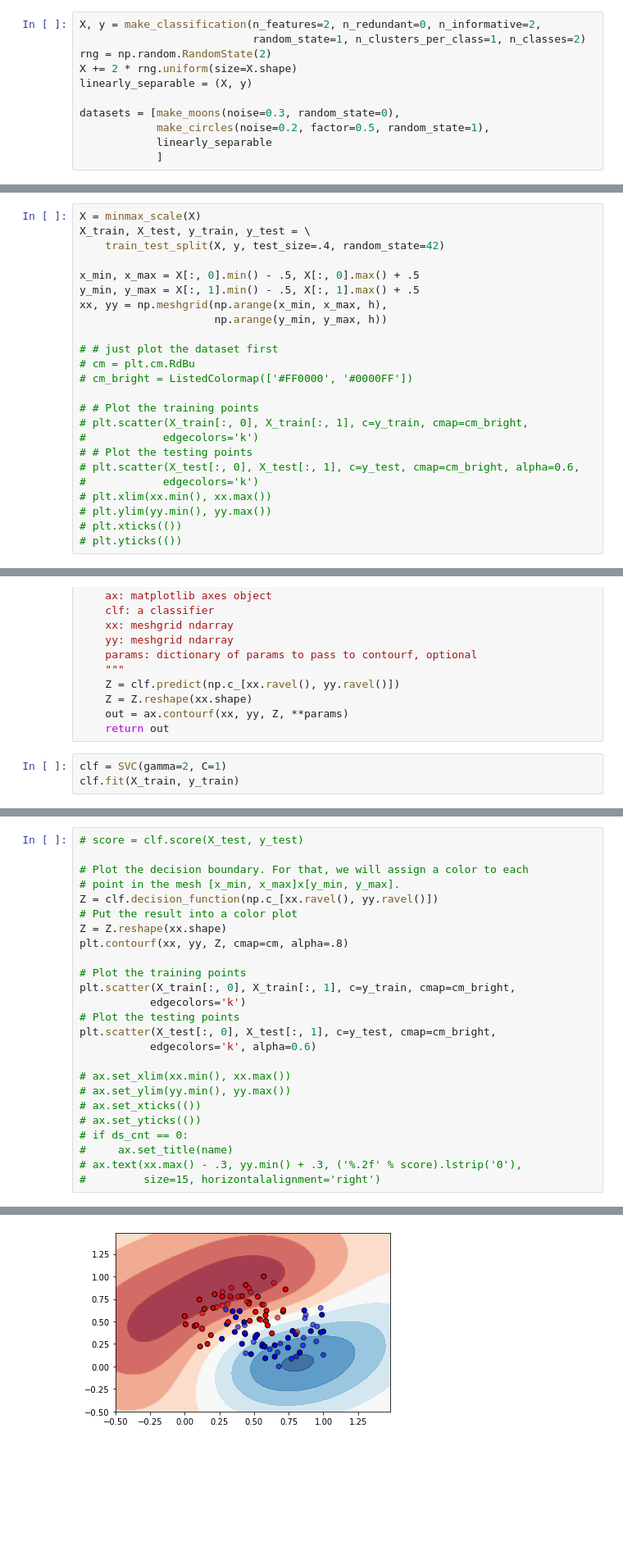
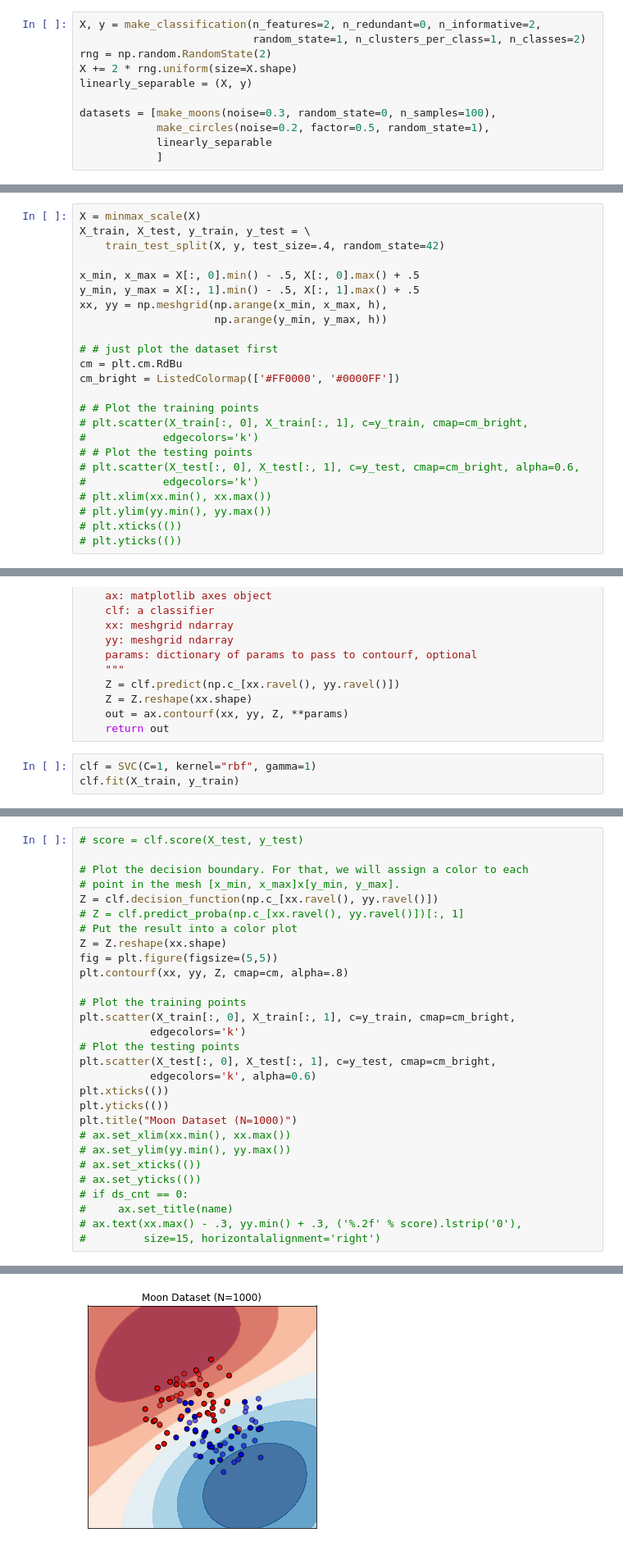
Before and after one commit to weirayao/adv-robust, a Jupyter notebook: svm_attack.ipynb, the cells around one changed output, grey strips where cells are left out. Shown at 82% size. Cells and saved outputs as stored; diff of their text form; blank space fills up the shorter version.

```diff
--- a/svm_attack.ipynb
+++ b/svm_attack.ipynb
@@ -22,7 +27,7 @@ rng = np.random.RandomState(2)
 X += 2 * rng.uniform(size=X.shape)
 linearly_separable = (X, y)
 
-datasets = [make_moons(noise=0.3, random_state=0),
+datasets = [make_moons(noise=0.3, random_state=0, n_samples=100),
             make_circles(noise=0.2, factor=0.5, random_state=1),
             linearly_separable
             ]
@@ -44,8 +45,8 @@ xx, yy = np.meshgrid(np.arange(x_min, x_max, h),
                      np.arange(y_min, y_max, h))
 
 # # just plot the dataset first
-# cm = plt.cm.RdBu
-# cm_bright = ListedColormap(['#FF0000', '#0000FF'])
+cm = plt.cm.RdBu
+cm_bright = ListedColormap(['#FF0000', '#0000FF'])
 
 # # Plot the training points
 # plt.scatter(X_train[:, 0], X_train[:, 1], c=y_train, cmap=cm_bright,
@@ -97,6 +95,6 @@ def plot_contours(ax, clf, xx, yy, **params):
     out = ax.contourf(xx, yy, Z, **params)
     return out
 # %%
-clf = SVC(gamma=2, C=1)
+clf = SVC(C=1, kernel="rbf", gamma=1)
 clf.fit(X_train, y_train)
 # %% [output]
@@ -107,8 +105,10 @@ SVC(C=1, gamma=2)
 # Plot the decision boundary. For that, we will assign a color to each
 # point in the mesh [x_min, x_max]x[y_min, y_max].
 Z = clf.decision_function(np.c_[xx.ravel(), yy.ravel()])
+# Z = clf.predict_proba(np.c_[xx.ravel(), yy.ravel()])[:, 1]
 # Put the result into a color plot
 Z = Z.reshape(xx.shape)
+fig = plt.figure(figsize=(5,5))
 plt.contourf(xx, yy, Z, cmap=cm, alpha=.8)
 
 # Plot the training points
@@ -117,7 +117,9 @@ plt.scatter(X_train[:, 0], X_train[:, 1], c=y_train, cmap=cm_bright,
 # Plot the testing points
 plt.scatter(X_test[:, 0], X_test[:, 1], c=y_test, cmap=cm_bright,
            edgecolors='k', alpha=0.6)
-
+plt.xticks(())
+plt.yticks(())
+plt.title("Moon Dataset (N=1000)")
 # ax.set_xlim(xx.min(), xx.max())
 # ax.set_ylim(yy.min(), yy.max())
 # ax.set_xticks(())
@@ -131 +133 @@ plt.scatter(X_test[:, 0], X_test[:, 1], c=y_test, cmap=cm_bright,
-[figure, old version]
+[figure, new version]
```
Also changed, not shown: parts of 40 cells of this notebook, 18 other files.
